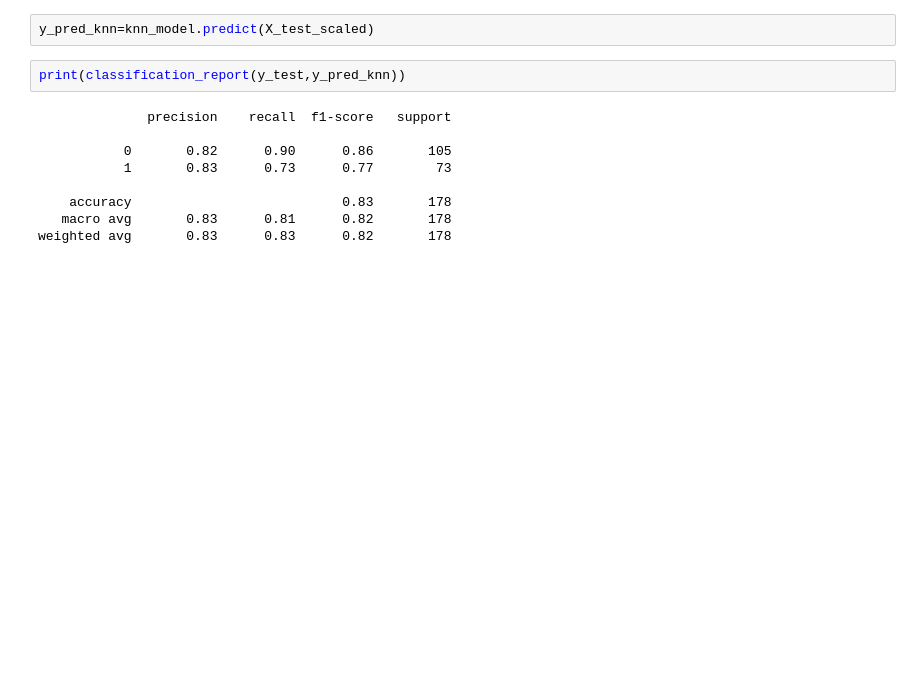
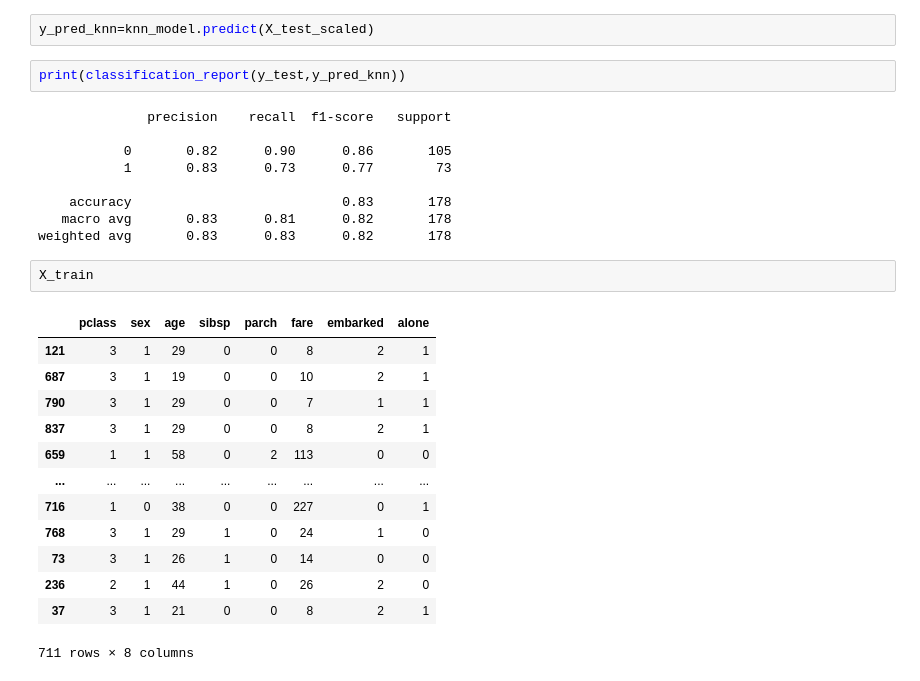
Before and after one commit to iamahnaf/Data-Science-Practice, a Jupyter notebook: titanic.ipynb, the cells around one changed output. Drawn from its saved outputs; the diff is of its cells as text; blank space fills up the shorter version.

```diff
--- a/titanic.ipynb
+++ b/titanic.ipynb
@@ -191,3 +191,19 @@ print(classification_report(y_test,y_pred_knn))
     accuracy                           0.83       178
    macro avg       0.83      0.81      0.82       178
 weighted avg       0.83      0.83      0.82       178
+# %%
+X_train
+# %% [output]
+|  | pclass | sex | age | sibsp | parch | fare | embarked | alone |
+| 121 | 3 | 1 | 29 | 0 | 0 | 8 | 2 | 1 |
+| 687 | 3 | 1 | 19 | 0 | 0 | 10 | 2 | 1 |
+| 790 | 3 | 1 | 29 | 0 | 0 | 7 | 1 | 1 |
+| 837 | 3 | 1 | 29 | 0 | 0 | 8 | 2 | 1 |
+| 659 | 1 | 1 | 58 | 0 | 2 | 113 | 0 | 0 |
+| ... | ... | ... | ... | ... | ... | ... | ... | ... |
+| 716 | 1 | 0 | 38 | 0 | 0 | 227 | 0 | 1 |
+| 768 | 3 | 1 | 29 | 1 | 0 | 24 | 1 | 0 |
+| 73 | 3 | 1 | 26 | 1 | 0 | 14 | 0 | 0 |
+| 236 | 2 | 1 | 44 | 1 | 0 | 26 | 2 | 0 |
+| 37 | 3 | 1 | 21 | 0 | 0 | 8 | 2 | 1 |
+711 rows × 8 columns
```
Also changed, not shown: parts of 5 cells of this notebook.
